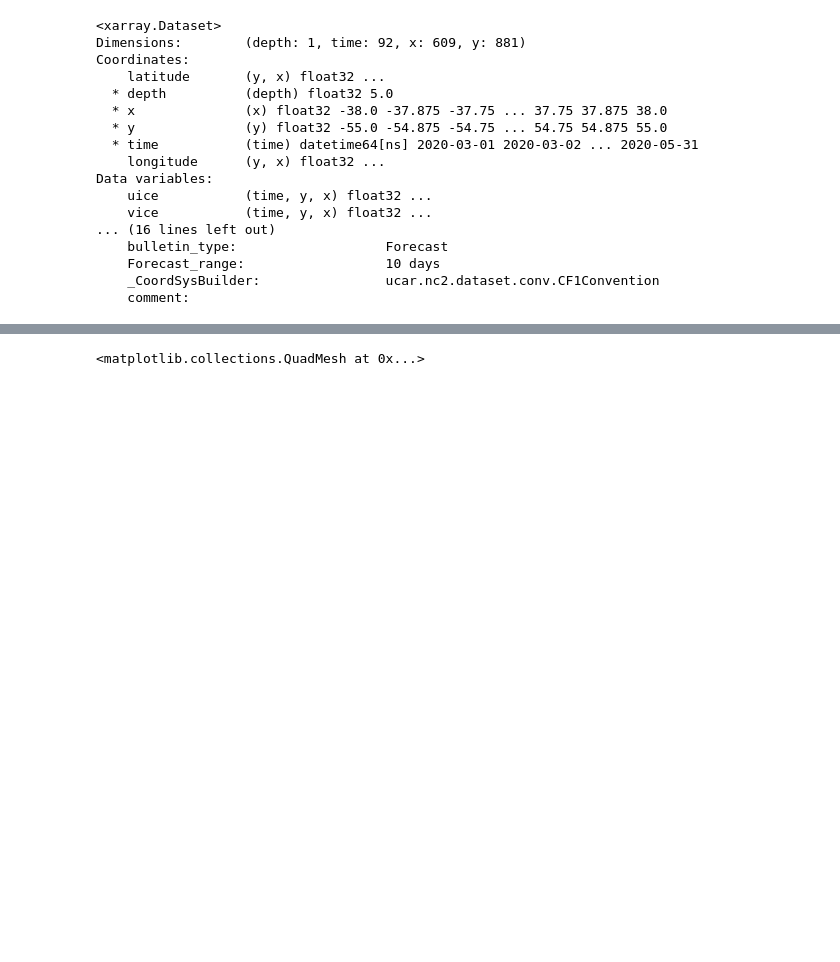
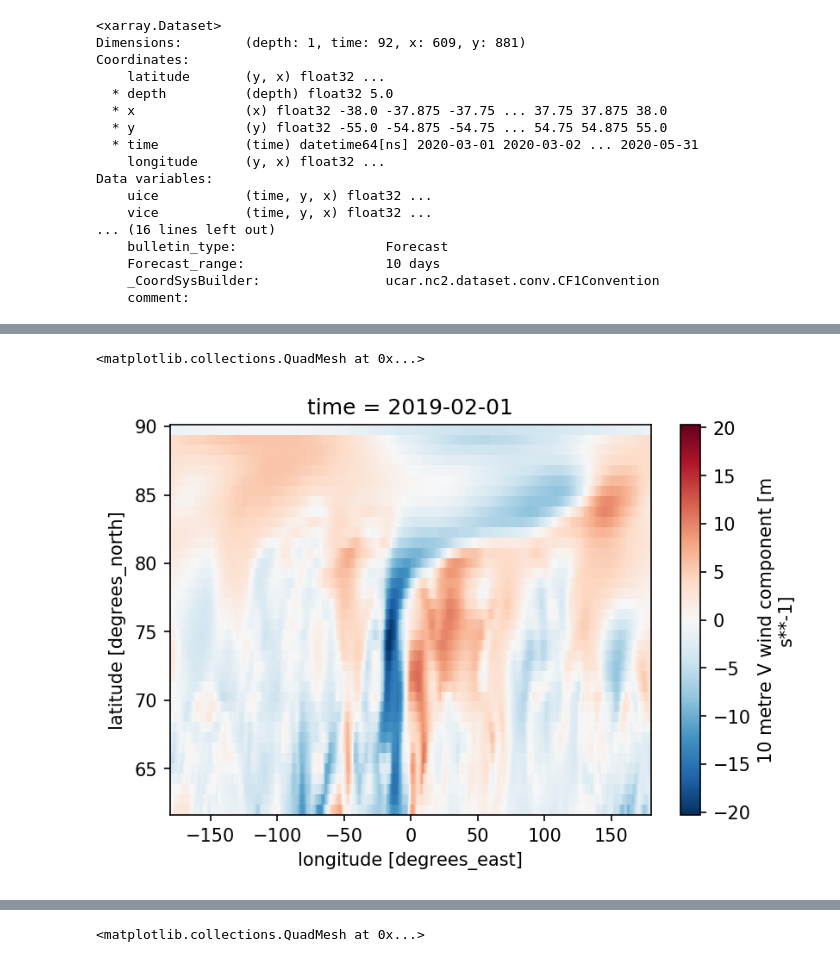
Before and after one commit to chuck97/INMOST_ICE, a Jupyter notebook: jupyter/TOPAZ-4.ipynb, the cells around one changed output, grey strips where cells are left out. Drawn from its saved outputs; the diff is of its cells as text; code cells hidden in the pictures; blank space fills up the shorter version.

```diff
--- a/jupyter/TOPAZ-4.ipynb
+++ b/jupyter/TOPAZ-4.ipynb
@@ -26,3 +45,7 @@ Data variables:
     Forecast_range:                  10 days
     _CoordSysBuilder:                ucar.nc2.dataset.conv.CF1Convention
     comment:
+# %%
+atm_data = xr.open_dataset('../../nc_topaz/atm-forcing-2019.nc')
+atm_data_rev = xr.open_dataset('../../nc_topaz/atm-forcing-2019-rev.nc')
+ncatm_data = Dataset('../../nc_topaz/atm-forcing-2019.nc', 'r')
@@ -28,0 +132,5 @@ Data variables:
+# %%
+atm_data['v10'][0].plot()
+# %% [output]
+<matplotlib.collections.QuadMesh at 0x...>
+[figure, added]
```
Also changed, not shown: parts of 8 cells of this notebook, 27 other files.
